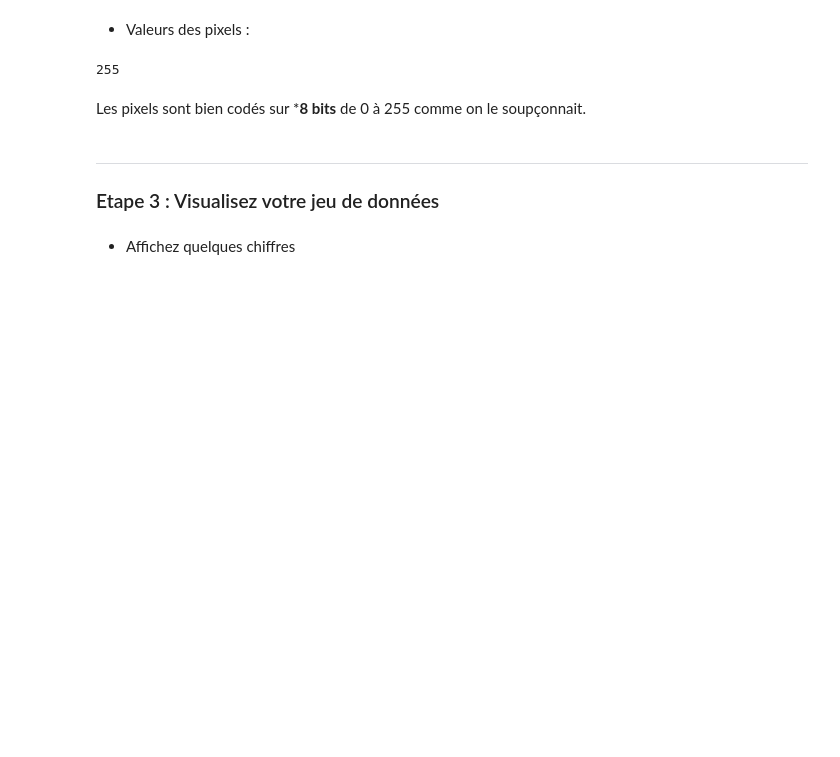
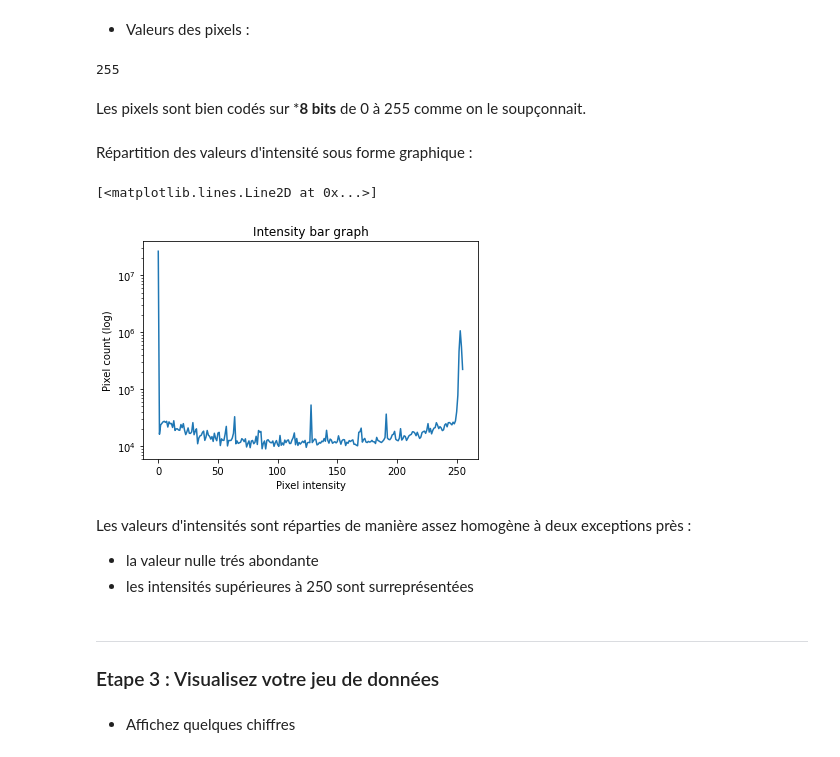
Before and after one commit to ericbertrand8686/Poste, a Jupyter notebook: Brief_poste.ipynb, the cells around one changed output. Saved outputs shown, nothing was run; the diff lists cells and outputs as text; code cells hidden in the pictures; blank space fills up the shorter version.

```diff
--- a/Brief_poste.ipynb
+++ b/Brief_poste.ipynb
@@ -189,6 +186,28 @@ df.max()[1:].max()
 255
 # %% [markdown]
 Les pixels sont bien codés sur ***8 bits** de 0 à 255 comme on le soupçonnait.
+# %%
+intensity_flat_array = np.array(df.iloc[:,1:]).flat
+hist_count = np.zeros(256)
+
+for intensity_value in intensity_flat_array:
+    hist_count[intensity_value] += 1
+# %% [markdown]
+Répartition des valeurs d'intensité sous forme graphique :
+# %%
+# plotting
+plt.title("Intensity bar graph")
+plt.xlabel("Pixel intensity")
+plt.ylabel("Pixel count (log)")
+plt.semilogy(range(256),hist_count)
+# %% [output]
+[<matplotlib.lines.Line2D at 0x...>]
+[figure, added]
+# %% [markdown]
+Les valeurs d'intensités sont réparties de manière assez homogène à deux exceptions près :
+
+-  la valeur nulle trés abondante
+-  les intensités supérieures à 250 sont surreprésentées
 # %% [markdown]
 ---
 ### Etape 3 : Visualisez votre jeu de données
```
Also changed, not shown: parts of 21 cells of this notebook.
